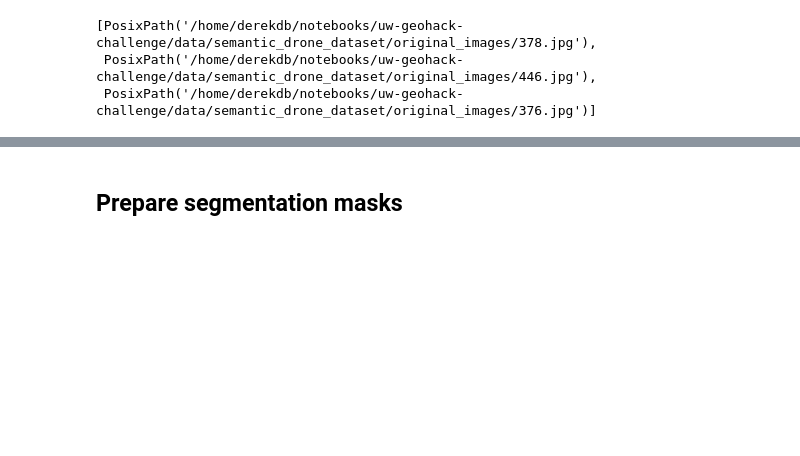
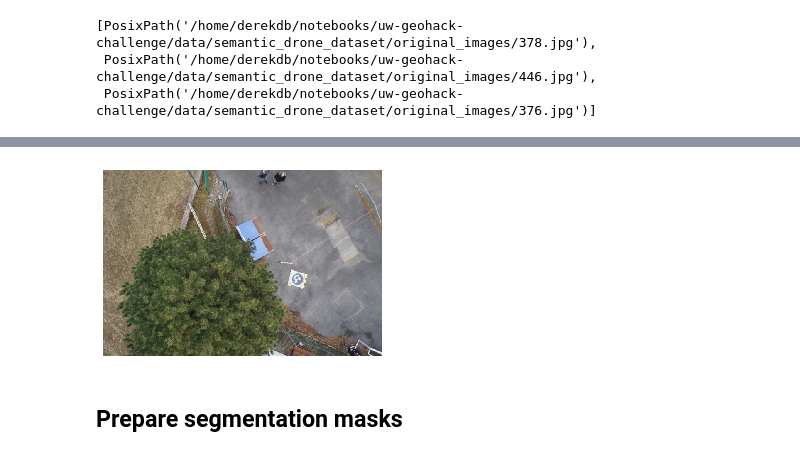
Before and after one commit to derekapricorn/uw-geohack-challenge, a Jupyter notebook: preprocessing.ipynb, the cells around one changed output, grey strips where cells are left out. Cells and saved outputs as stored; diff of their text form; code cells hidden in the pictures; blank space fills up the shorter version.

```diff
--- a/preprocessing.ipynb
+++ b/preprocessing.ipynb
@@ -47,9 +46,11 @@ AttributeError: 'NoneType' object has no attribute 'shape'
 # %%
 # show a resized image
 fnames = get_image_files(path_img_resized)
-img_f = fnames[100]
+img_f = fnames[10]
 img = open_image(img_f)
-img.show(figsize(5,5))
+img.show(figsize=(5,5))
+# %% [output]
+[figure, added]
 # %% [markdown]
 ## Prepare segmentation masks
 # %%
```
Also changed, not shown: parts of 58 cells of this notebook.
